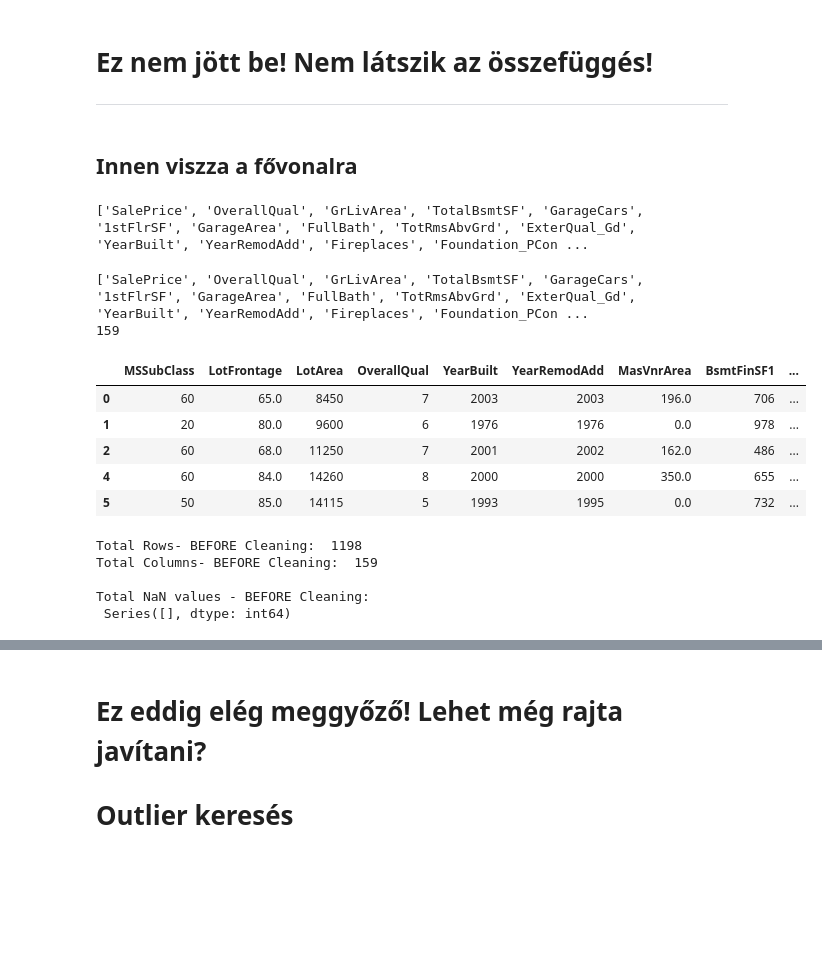
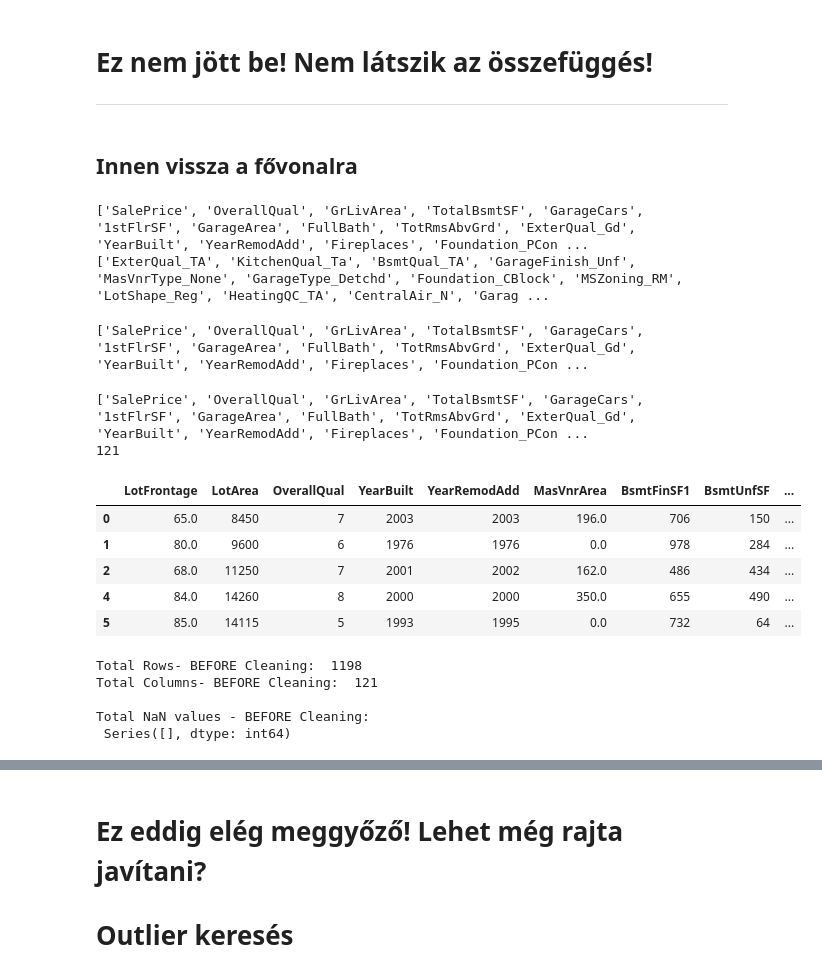
Before and after one commit to sipocz/Colab, a Jupyter notebook: Ames_house_pricing_analysis_step_2.ipynb, the cells around one changed output, grey strips where cells are left out. Drawn from its saved outputs; the diff is of its cells as text; code cells hidden in the pictures; blank space fills up the shorter version.

```diff
--- a/Ames_house_pricing_analysis_step_2.ipynb
+++ b/Ames_house_pricing_analysis_step_2.ipynb
@@ -1194,0 +1197,16 @@ Fence ellenőrzése !
+# %%
+# egyéb pénzben kifejezett jellemzők vannak itt!!!!
+#Le kellene vonni a SalePrice-ból?
+columnname="MiscVal"
+
+for i in df.index:
+    if pd.isna(df.loc[i,columnname]):
+        print("Nan volt", end=",\n")
+        df.loc[i,columnname]="NA"
+    else:
+        df.loc[i,"SalePrice"]=df.loc[i,"SalePrice"]-df.loc[i,columnname]
+        print(f"<{i},{df.loc[i,columnname]}>" ,end=", ")
+
+
+#checkvalues(columnname,key)
+#createcolumn(columnname,key)
@@ -1336,6 +1360,6 @@ dtype: int64
 # %%
 #@title Független változók száma { form-width: "50%", display-mode: "form" }
-ndb =  80#@param {type:"integer"}
+ndb =  89#@param {type:"integer"}
 # %%
 #ndb=110
 correlacio=df.corr()
@@ -1413,8 +1457,29 @@ plt.show()
 ---
 # %% [markdown]
 
-Innen viszza a fővonalra
+Innen vissza a fővonalra
 ---
+# %%
+#@title Default title text
+correlationLimit = 0.1 #@param {type:"number"}
+# %%
+#print(cordl["SalePrice"])
+ColListF=[]
+ColListA=[]
+
+for i in cordl.index:
+    if cordl.loc[i,"SalePrice"] > correlationLimit:
+        ColListF.append(i)
+
+print(ColListF)
+for i in cords.index:
+    if cords.loc[i,"SalePrice"] <  -1.0*correlationLimit:
+        ColListA.append(i)
+
+print(ColListA)
+# %% [output]
+['SalePrice', 'OverallQual', 'GrLivArea', 'TotalBsmtSF', 'GarageCars', '1stFlrSF', 'GarageArea', 'FullBath', 'TotRmsAbvGrd', 'ExterQual_Gd', 'YearBuilt', 'YearRemodAdd', 'Fireplaces', 'Foundation_PCon ...
+['ExterQual_TA', 'KitchenQual_Ta', 'BsmtQual_TA', 'GarageFinish_Unf', 'MasVnrType_None', 'GarageType_Detchd', 'Foundation_CBlock', 'MSZoning_RM', 'LotShape_Reg', 'HeatingQC_TA', 'CentralAir_N', 'Garag ...
 # %%
 l1=list(cordl["SalePrice"].index)
 print(l1)
@@ -1421,33 +1487,33 @@ print(l1)
 # %% [output]
 ['SalePrice', 'OverallQual', 'GrLivArea', 'TotalBsmtSF', 'GarageCars', '1stFlrSF', 'GarageArea', 'FullBath', 'TotRmsAbvGrd', 'ExterQual_Gd', 'YearBuilt', 'YearRemodAdd', 'Fireplaces', 'Foundation_PCon ...
 # %%
-l2=list(cords["SalePrice"].index)
-nlarge=list((l1+l2[1:]))
+
+nlarge=list((ColListF+ColListA))
 # ha összefűződik a 2 lista lehet, hogy benne van a SalePrice is. Az NAGYON nem jó
 if "SalePrice" in nlarge[1:]:
     print("SalePrice a fedélzeten :-( ")
 
 
 print(nlarge)
 print(len(nlarge))
 
 
 for i in df.columns:
     if i not in nlarge:
         df.drop(columns=[i], inplace=True)
 
 
 
 df.head()
 # %% [output]
 ['SalePrice', 'OverallQual', 'GrLivArea', 'TotalBsmtSF', 'GarageCars', '1stFlrSF', 'GarageArea', 'FullBath', 'TotRmsAbvGrd', 'ExterQual_Gd', 'YearBuilt', 'YearRemodAdd', 'Fireplaces', 'Foundation_PCon ...
-159
+121
-|  | MSSubClass | LotFrontage | LotArea | OverallQual | YearBuilt | YearRemodAdd | MasVnrArea | BsmtFinSF1 | ... |
-| 0 | 60 | 65.0 | 8450 | 7 | 2003 | 2003 | 196.0 | 706 | ... |
-| 1 | 20 | 80.0 | 9600 | 6 | 1976 | 1976 | 0.0 | 978 | ... |
-| 2 | 60 | 68.0 | 11250 | 7 | 2001 | 2002 | 162.0 | 486 | ... |
-| 4 | 60 | 84.0 | 14260 | 8 | 2000 | 2000 | 350.0 | 655 | ... |
-| 5 | 50 | 85.0 | 14115 | 5 | 1993 | 1995 | 0.0 | 732 | ... |
+|  | LotFrontage | LotArea | OverallQual | YearBuilt | YearRemodAdd | MasVnrArea | BsmtFinSF1 | BsmtUnfSF | ... |
+| 0 | 65.0 | 8450 | 7 | 2003 | 2003 | 196.0 | 706 | 150 | ... |
+| 1 | 80.0 | 9600 | 6 | 1976 | 1976 | 0.0 | 978 | 284 | ... |
+| 2 | 68.0 | 11250 | 7 | 2001 | 2002 | 162.0 | 486 | 434 | ... |
+| 4 | 84.0 | 14260 | 8 | 2000 | 2000 | 350.0 | 655 | 490 | ... |
+| 5 | 85.0 | 14115 | 5 | 1993 | 1995 | 0.0 | 732 | 64 | ... |
 # %%
 # Checking NaN columns BEFORE Cleaning
 print('Total Rows- BEFORE Cleaning: ', df.shape[0])
@@ -1457,7 +1523,7 @@ nans = nans[nans!=0]
 print('Total NaN values - BEFORE Cleaning:\n',nans)
 # %% [output]
 Total Rows- BEFORE Cleaning:  1198
-Total Columns- BEFORE Cleaning:  159
+Total Columns- BEFORE Cleaning:  121
 
 Total NaN values - BEFORE Cleaning:
  Series([], dtype: int64)
```
Also changed, not shown: parts of 25 cells of this notebook.
